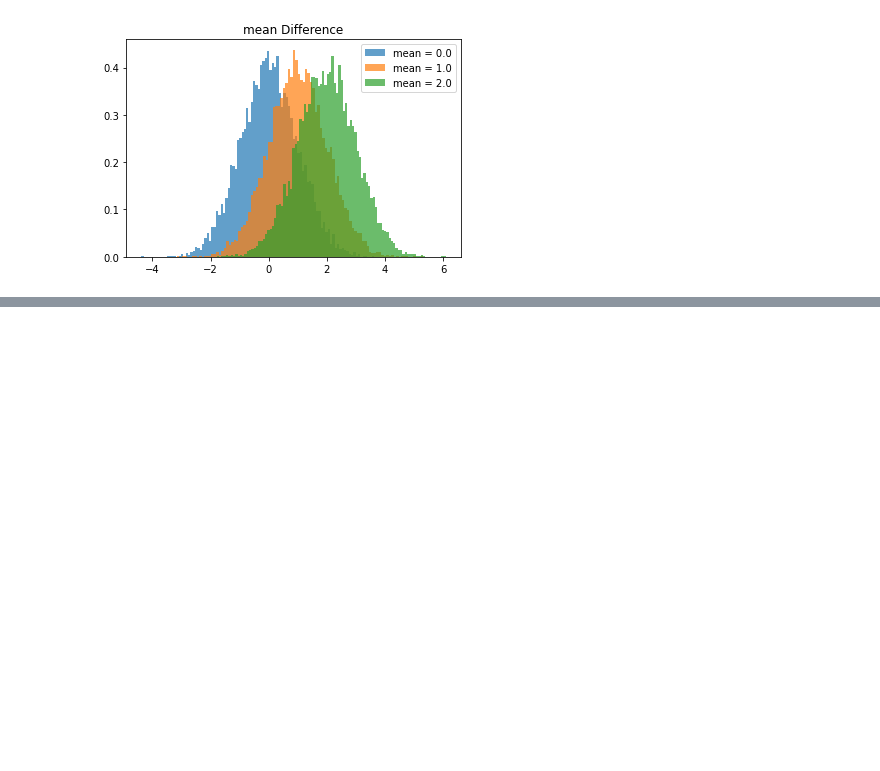
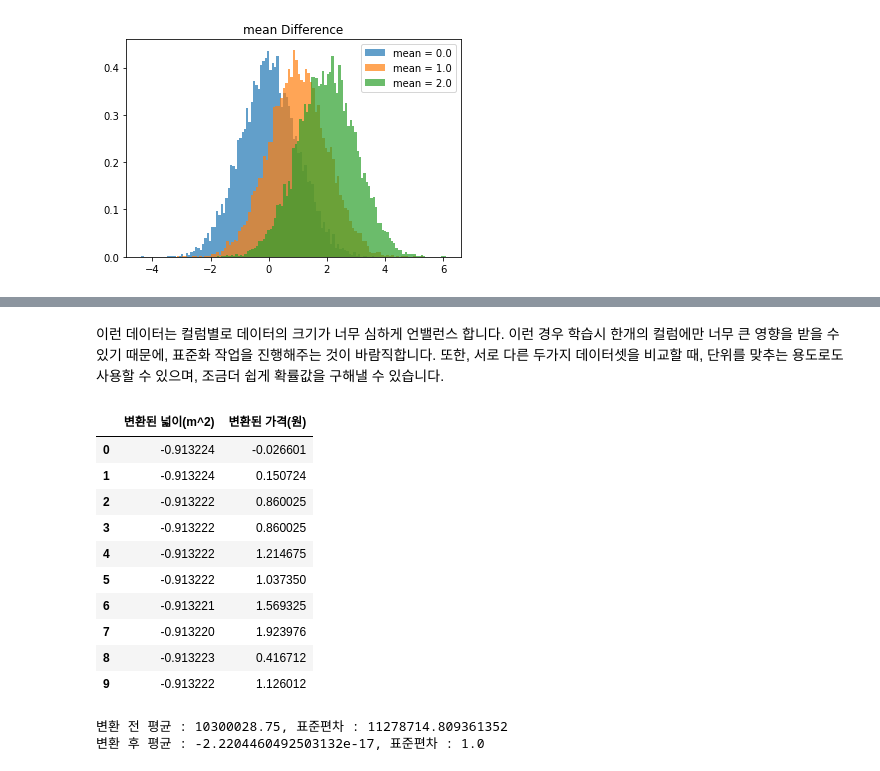
Before and after one commit to hyunwoongko/bigdata-lecture, a Jupyter notebook: _notebooks/02_03_통계학_기초.ipynb, the cells around one changed output, grey strips where cells are left out. Drawn from its saved outputs; the diff is of its cells as text; code cells hidden in the pictures; blank space fills up the shorter version.

```diff
--- a/_notebooks/02_03_통계학_기초.ipynb
+++ b/_notebooks/02_03_통계학_기초.ipynb
@@ -563,0 +611,33 @@ plt.close()
+# %% [markdown]
+이런 데이터는 컬럼별로 데이터의 크기가 너무 심하게 언밸런스 합니다. 이런 경우 학습시 한개의 컬럼에만 너무 큰 영향을 받을 수 있기 때문에, 표준화 작업을 진행해주는 것이 바람직합니다. 또한, 서로 다른 두가지 데이터셋을 비교할 때, 단위를 맞추는 용도로도 사용할 수 있으며, 조금더 쉽게 확률값을 구해낼 수 있습니다.
+# %%
+housing_price_np = housing_price_df.values
+
+mean = housing_price_np.mean()
+std = housing_price_np.std()
+
+standardization = (housing_price_np - mean) / std
+standardization_df = pd.DataFrame(data=standardization,
+                                  columns=['변환된 넓이(m^2)', '변환된 가격(원)'])
+standardization_df
+# %% [output]
+|  | 변환된 넓이(m^2) | 변환된 가격(원) |
+| 0 | -0.913224 | -0.026601 |
+| 1 | -0.913224 | 0.150724 |
+| 2 | -0.913222 | 0.860025 |
+| 3 | -0.913222 | 0.860025 |
+| 4 | -0.913222 | 1.214675 |
+| 5 | -0.913222 | 1.037350 |
+| 6 | -0.913221 | 1.569325 |
+| 7 | -0.913220 | 1.923976 |
+| 8 | -0.913223 | 0.416712 |
+| 9 | -0.913222 | 1.126012 |
+# %%
+std_mean = standardization.mean()
+std_std = standardization.std()
+
+print('변환 전 평균 : {}, 표준편차 : {}'.format(mean, std))
+print('변환 후 평균 : {}, 표준편차 : {}'.format(std_mean, std_std))
+# %% [output]
+변환 전 평균 : 10300028.75, 표준편차 : 11278714.809361352
+변환 후 평균 : -2.2204460492503132e-17, 표준편차 : 1.0
```
Also changed, not shown: parts of 5 cells of this notebook, 3 other files.
